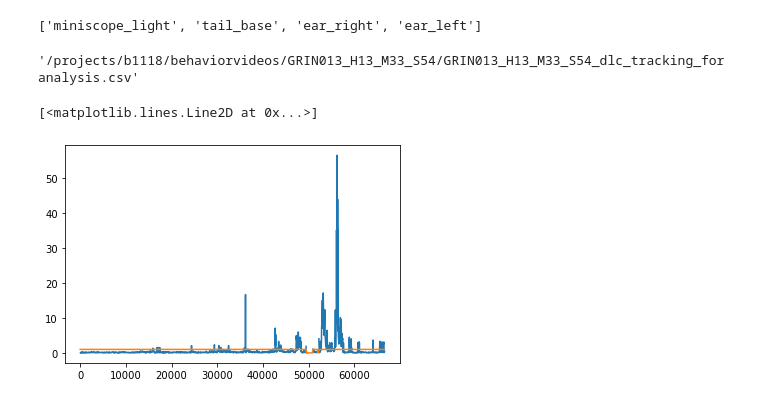
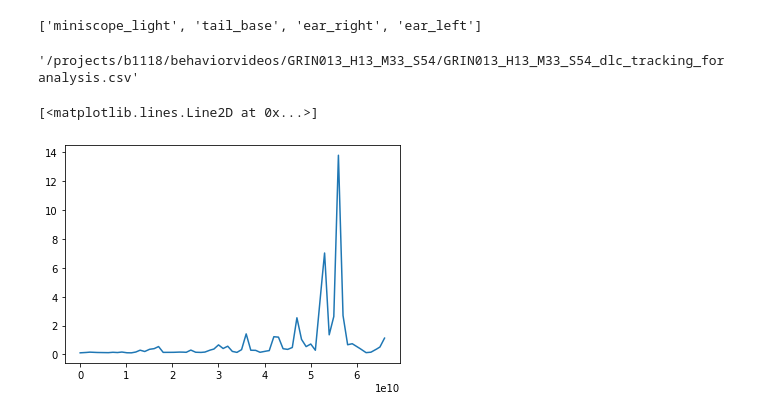
Before and after one commit to marburyvthesea/post_cnmfe_analysis, a Jupyter notebook: dlc_analysis/compile_dlc_output_v2.ipynb, the cells around one changed output. Drawn from its saved outputs; the diff is of its cells as text; code cells hidden in the pictures.

```diff
--- a/dlc_analysis/compile_dlc_output_v2.ipynb
+++ b/dlc_analysis/compile_dlc_output_v2.ipynb
@@ -211,6 +214,7 @@ for folder in tqdm(experiment_folders):
     #need to have switch here for msCam and BehavCam cam #s
     #in these recordings behavcam records at faster framerate (30fps vs 20fps) so will have more frames
     timsestamps_file = output_directory+'timestamp.dat'
+    frame_clock_df = pd.read_table(timsestamps_file)
     Cam0_timestamps = frame_clock_df[frame_clock_df['camNum'] == 0]
     Cam1_timestamps = frame_clock_df[frame_clock_df['camNum'] == 1]
     if len(Cam1_timestamps)>len(Cam0_timestamps):
@@ -226,21 +230,19 @@ for folder in tqdm(experiment_folders):
     # changing selection of frames from session compiled dataframe to account for 1 indexing of frames in timestamp file -- should be fixed
     aligned = dlc_utils.downsample_dlc_to_behavior(output_directory+session_name+'_compiled_session_02112021.h5', output_directory+'timestamp.dat',
                                                    msCam_camnum, behavCam_camnum)
-
-
-    aligned_td = aligned.set_index(pd.to_timedelta(np.linspace(0, aligned_out['sys_clock_behavCam'].values[-1]/1000, len(aligned)), unit='s'), drop=False)
-
-    #smooth data by downsampling and interpolating
-    interpolated = dlc_utils.downsample_and_interpolate(aligned_td, '.05S', '1S', 'linear')
-    interpolated.to_csv(output_directory+session_name+'_dlc_tracking_foranalysis_02112021.csv')
-
-    output_directory+session_name+'_dlc_tracking_foranalysis.csv'
-# %% [output]
-'/projects/b1118/behaviorvideos/GRIN013_H13_M33_S54/GRIN013_H13_M33_S54_dlc_tracking_foranalysis.csv'
-# %%
-label = 'tail_base'
-plt.plot(aligned_time_delta.index.astype('timedelta64[ms]'), aligned_time_delta[label])
-plt.plot(aligned_time_delta.index.astype('timedelta64[ms]'), aligned_time_delta['tail_base_likelihood'])
-# %% [output]
-[<matplotlib.lines.Line2D at 0x...>]
-[figure, removed]
+# %%
+    aligned_td = aligned.set_index(pd.to_timedelta(np.linspace(0, aligned['sys_clock_behavCam'].values[-1]/1000, len(aligned)), unit='s'), drop=False)
+
+    #smooth data by downsampling and interpolating
+    velocities_for_smoothing = aligned_td[list(set(dlc_output.columns.get_level_values(1)))]
+    dont_smooth = aligned_td[[label for label in list(set(aligned_td.columns)) if label not in list(set(dlc_output.columns.get_level_values(1)))]]
+
+    interpolated = dlc_utils.downsample_and_interpolate(velocities_for_smoothing, '.05S', '1S', 'linear')
+    interpolated_for_output = pd.concat([interpolated.reset_index(drop=True), dont_smooth.reset_index(drop=True)], axis=1).set_index(pd.to_timedelta(np.linspace(0, dont_smooth['sys_clock_behavCam'].values[-1]/1000, len(aligned)), unit='s'), drop=False)
+
+
+    aligned_td.to_csv(output_directory+session_name+'_dlc_tracking_foranalysis_unsmoothed_02112021.csv')
+    interpolated_for_output.to_csv(output_directory+session_name+'_dlc_tracking_foranalysis_02112021.csv')
+    output_directory+session_name+'_dlc_tracking_foranalysis.csv'
+# %% [output]
+'/projects/b1118/behaviorvideos/GRIN013_H13_M33_S54/GRIN013_H13_M33_S54_dlc_tracking_foranalysis.csv'
@@ -246,0 +255,5 @@ plt.plot(aligned_time_delta.index.astype('timedelta64[ms]'), aligned_time_delta[
+# %%
+plt.plot(interpolated_for_output['tail_base'])
+# %% [output]
+[<matplotlib.lines.Line2D at 0x...>]
+[figure, added]
```
Also changed, not shown: parts of 13 cells of this notebook.
